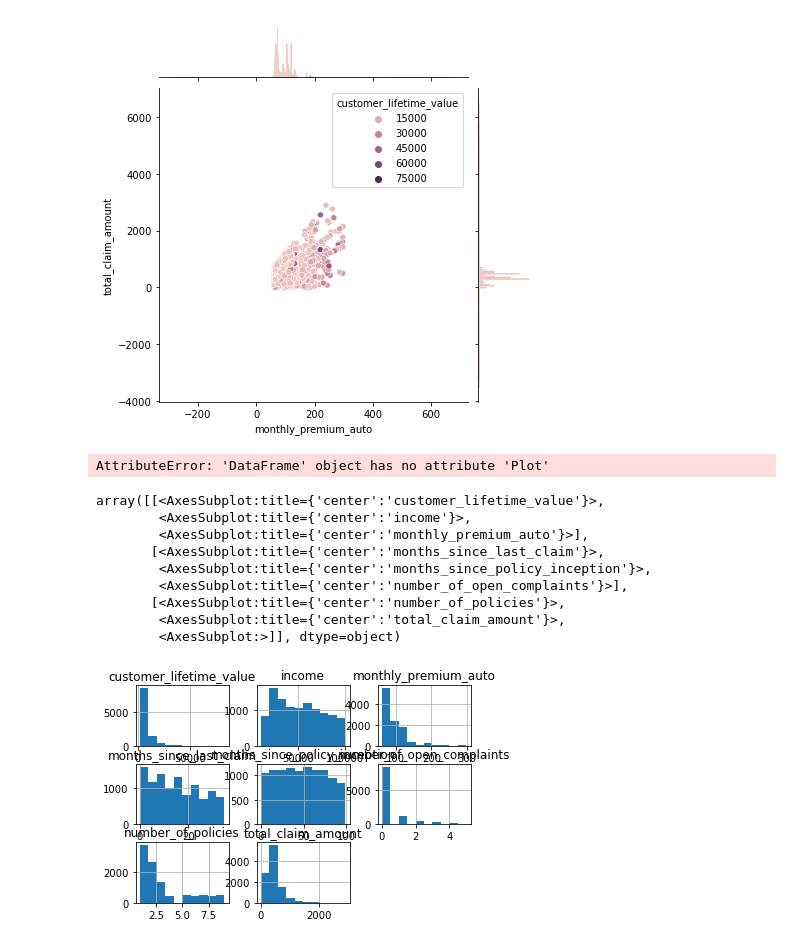
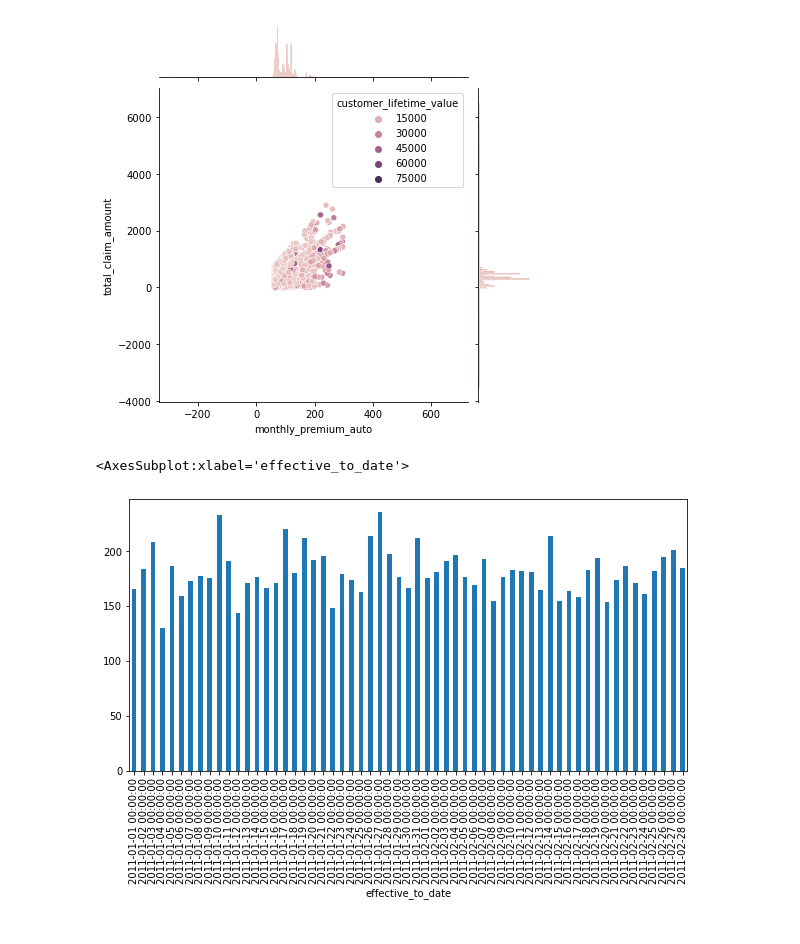
Before and after one commit to wesssp/IH_RH_DA_FT_OCT_2022, a Jupyter notebook: Class_Materials/Case_Studies/Customer_Analysis_Case_Study/MCA_activity_3and4.ipynb, the cells around one changed output. Drawn from its saved outputs; the diff is of its cells as text; code cells hidden in the pictures.

```diff
--- a/Class_Materials/Case_Studies/Customer_Analysis_Case_Study/MCA_activity_3and4.ipynb
+++ b/Class_Materials/Case_Studies/Customer_Analysis_Case_Study/MCA_activity_3and4.ipynb
@@ -22,0 +22,4 @@ numerical = file_mca.select_dtypes(include=numerics)
+# %%
+#changing date column to date format
+file_mca['effective_to_date']= pd.to_datetime(file_mca['effective_to_date'])
+file_mca.info()
@@ -127,23 +172,10 @@ sns.jointplot(data=numerical, x="monthly_premium_auto", y="total_claim_amount",
 # %% [output]
 <seaborn.axisgrid.JointGrid at 0x...>
 [figure]
-# %%
-file_mca.Plot(file_mca, "total_claim_amount", "month")
-file_mca.add(so.Dots(pointsize=1, alpha=.2), so.Jitter(.3))
-file_mca.add(so.Range(color="k"), so.Perc([25, 75]), so.Shift(y=.2))
-file_mca.scale(x="log")
-# %% [output]
-AttributeError: 'DataFrame' object has no attribute 'Plot'
 # %%
-numerical.hist()
+day_groups = file_mca.groupby([file_mca["effective_to_date"]]
+                          )["effective_to_date"].count()
+day_groups.plot(kind='bar',figsize=(10,5),legend=None)
 # %% [output]
-array([[<AxesSubplot:title={'center':'customer_lifetime_value'}>,
-        <AxesSubplot:title={'center':'income'}>,
-        <AxesSubplot:title={'center':'monthly_premium_auto'}>],
-       [<AxesSubplot:title={'center':'months_since_last_claim'}>,
-        <AxesSubplot:title={'center':'months_since_policy_inception'}>,
-        <AxesSubplot:title={'center':'number_of_open_complaints'}>],
-       [<AxesSubplot:title={'center':'number_of_policies'}>,
-        <AxesSubplot:title={'center':'total_claim_amount'}>,
-        <AxesSubplot:>]], dtype=object)
+<AxesSubplot:xlabel='effective_to_date'>
-[figure, old version]
+[figure, new version]
```
Also changed, not shown: parts of 14 cells of this notebook.
